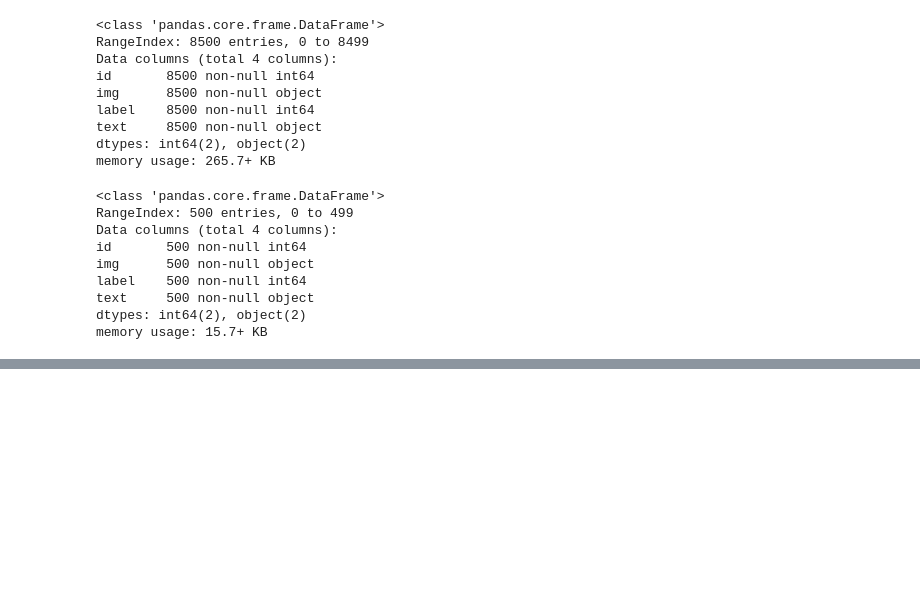
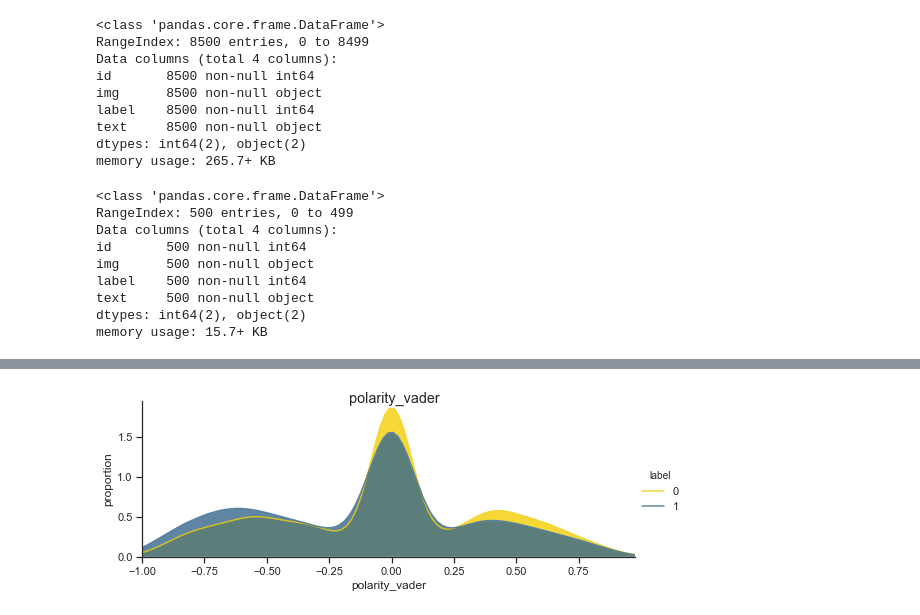
Before and after one commit to MaxFrancoJJ/hateful_memes_algo, a Jupyter notebook: Hate_speech1.0.ipynb, the cells around one changed output, grey strips where cells are left out. Cells and saved outputs as stored; diff of their text form; code cells hidden in the pictures; blank space fills up the shorter version.

```diff
--- a/Hate_speech1.0.ipynb
+++ b/Hate_speech1.0.ipynb
@@ -66,0 +98,4 @@ memory usage: 15.7+ KB
+# %%
+plot_distribution_num('polarity_vader')
+# %% [output]
+[figure, added]
```
Also changed, not shown: parts of 17 cells of this notebook.
